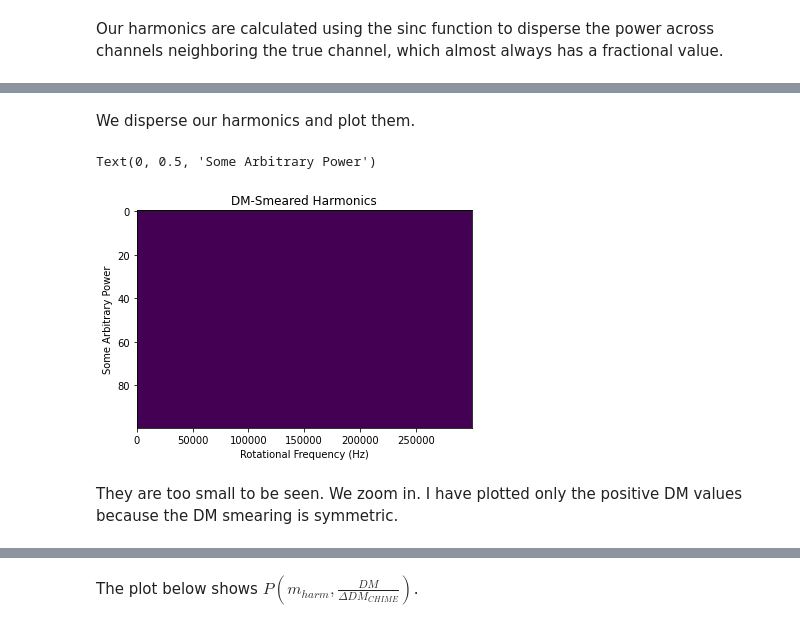
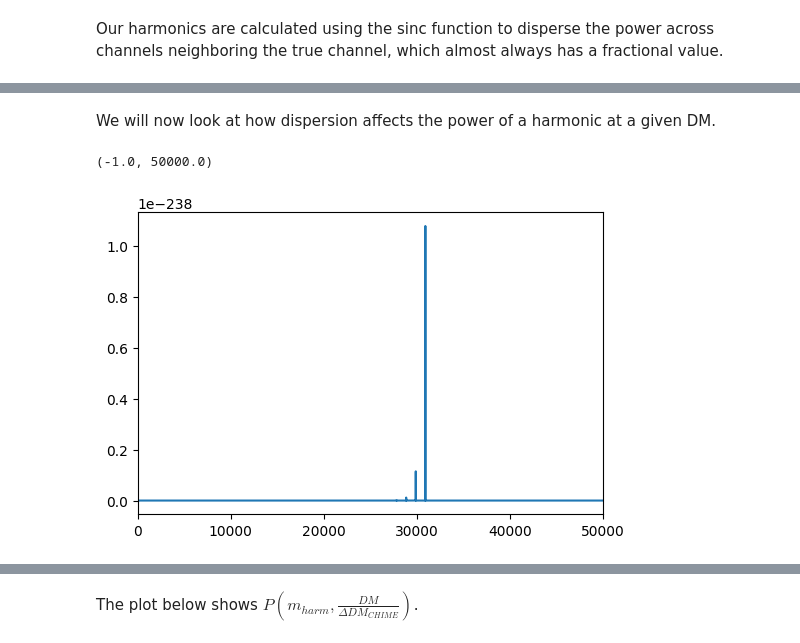
Before and after one commit to reyniersquillace/RadioTime, a Jupyter notebook: New Dispersion.ipynb, the cells around one changed output, grey strips where cells are left out. Saved outputs shown, nothing was run; the diff lists cells and outputs as text; code cells hidden in the pictures.

```diff
--- a/New Dispersion.ipynb
+++ b/New Dispersion.ipynb
@@ -106,5 +120,3 @@ def harmonics(prof, f_true, df, n_harm):
         harmonics[(i - 1)*4:(i - 1)*4+4] = np.abs(amplitude)**2
 
     return bins, harmonics
-# %% [markdown]
-We disperse our harmonics and plot them.
@@ -110,0 +135,2 @@ We disperse our harmonics and plot them.
+# %% [markdown]
+We will now look at how dispersion affects the power of a harmonic at a given DM.
@@ -111,17 +159,12 @@ We disperse our harmonics and plot them.
 # %%
-nfreqbins = 300000
-df = 9.7e-4
-n_harm = 30
+dispersed_prof_fft = disperse(pulse, deltaDM, full_DMs, kernels)
 smeared_harm = np.zeros((len(DMs), nfreqbins))
-for i in range(len(DMs)):
-    bins, harm = harmonics(sums[i], 1/Pspin, df, n_harm)
+for i in range(len(smeared_harm)):
+    bins, harm = harmonics(pulse, 1/Pspin, df, n_harm)
     smeared_harm[i, bins] = harm
-plt.imshow(smeared_harm, aspect = 'auto')
-plt.title('DM-Smeared Harmonics')
-plt.xlabel('Rotational Frequency (Hz)')
-plt.ylabel('Some Arbitrary Power')
-# %% [output]
-Text(0, 0.5, 'Some Arbitrary Power')
-[figure, removed]
-# %% [markdown]
-They are too small to be seen. We zoom in. I have plotted only the positive DM values because the DM smearing is symmetric.
+# %%
+plt.plot(smeared_harm[0])
+plt.xlim(-1, 50000)
+# %% [output]
+(-1.0, 50000.0)
+[figure, added]
```
Also changed, not shown: parts of 13 cells of this notebook.
